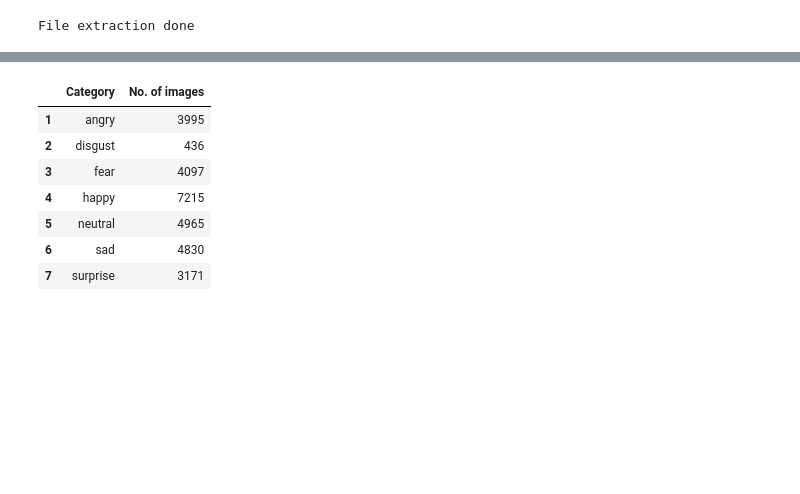
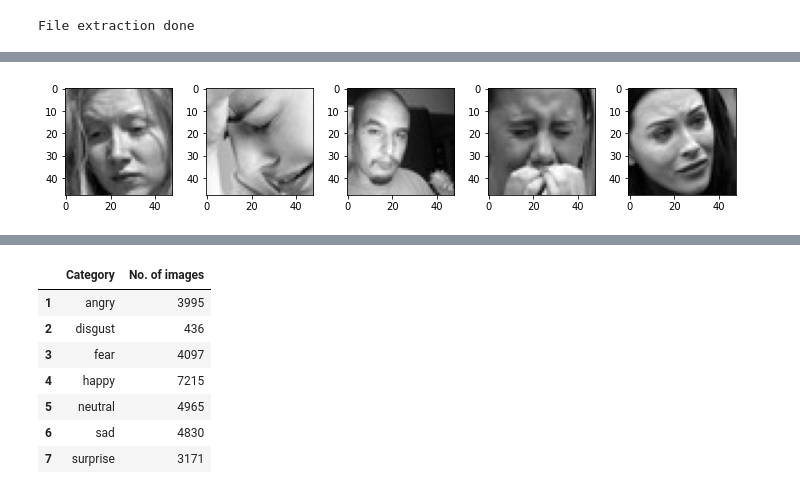
Before and after one commit to Sharath2021/-LIVE-CLASS-MONITORING-SYSTEM-Face-Emotion-Recognition-, a Jupyter notebook: LIVE_CLASS_MONITORING_SYSTEM(Face_Emotion_Recognition).ipynb, the cells around one changed output, grey strips where cells are left out. Cells and saved outputs as stored; diff of their text form; code cells hidden in the pictures; blank space fills up the shorter version.

```diff
--- a/LIVE_CLASS_MONITORING_SYSTEM(Face_Emotion_Recognition).ipynb
+++ b/LIVE_CLASS_MONITORING_SYSTEM(Face_Emotion_Recognition).ipynb
@@ -45,0 +90,5 @@ File extraction done
+# %%
+#sample of sad class
+plot_images(train_data+'/sad')
+# %% [output]
+[figure, added]
```
Also changed, not shown: parts of 18 cells of this notebook.
